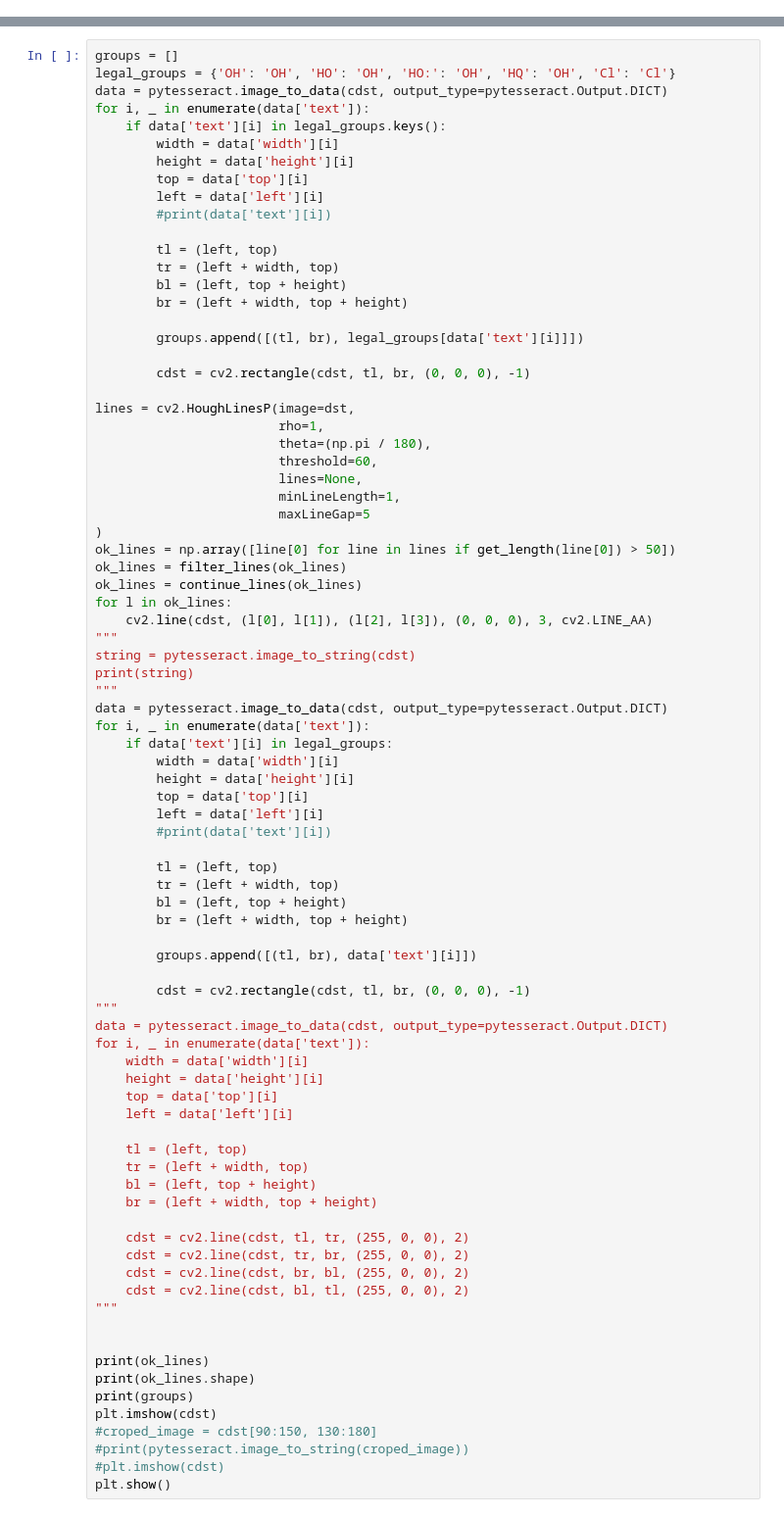
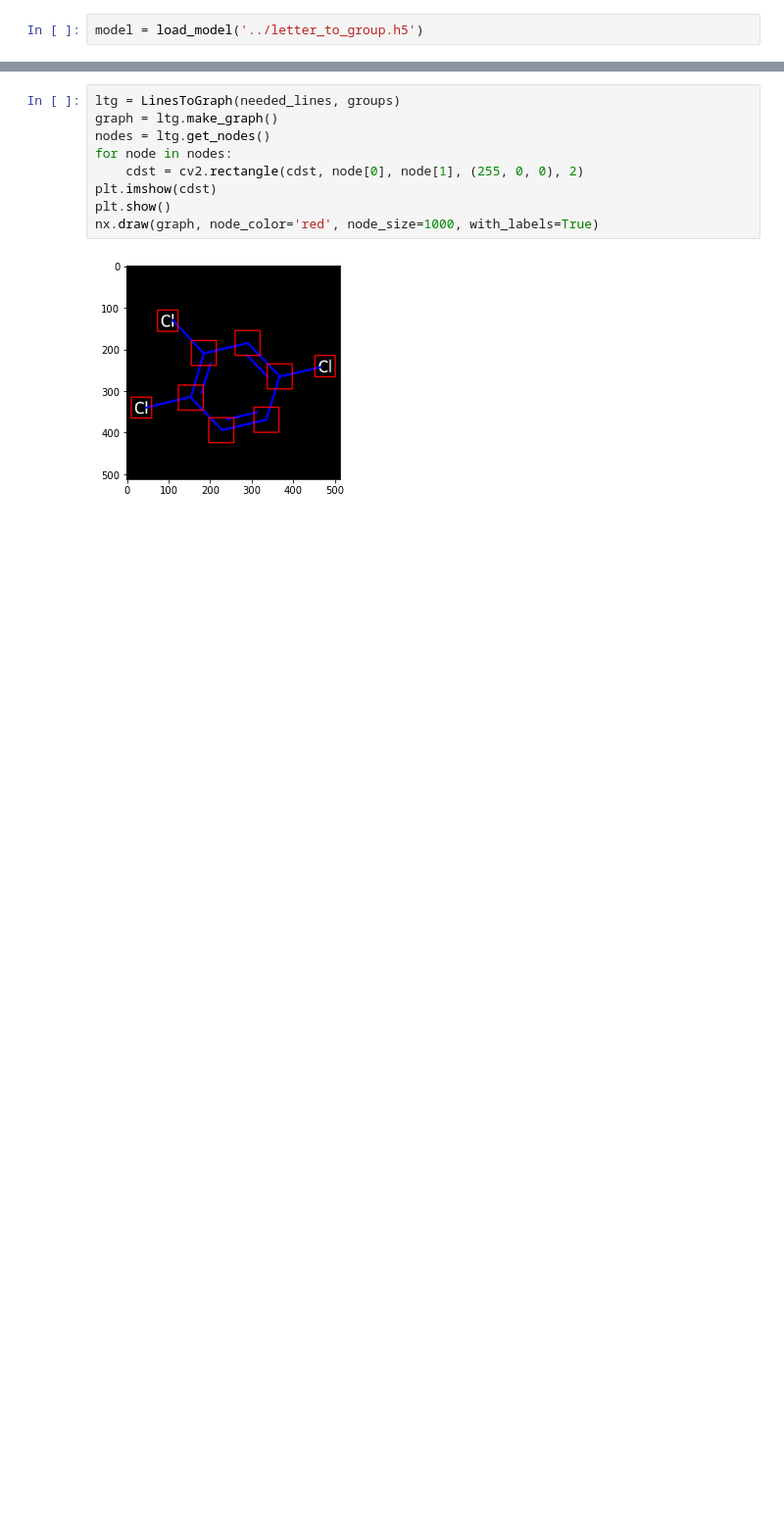
Before and after one commit to kot239/chem-to-smiles, a Jupyter notebook: src/ImagesWithCV.ipynb, the cells around one changed output, grey strips where cells are left out. Shown at 98% size. Saved outputs shown, nothing was run; the diff lists cells and outputs as text; blank space fills up the shorter version.

Commit message:
Add working model

```diff
--- a/src/ImagesWithCV.ipynb
+++ b/src/ImagesWithCV.ipynb
@@ -117 +135,3 @@ height: 31, width: 29
+# %%
+model = load_model('../letter_to_group.h5')
 # %%
@@ -134,83 +166,11 @@ Clipping input data to the valid range for imshow with RGB data ([0..1] for floa
 # %%
-groups = []
-legal_groups = {'OH': 'OH', 'HO': 'OH', 'HO:': 'OH', 'HQ': 'OH', 'Cl': 'Cl'}
-data = pytesseract.image_to_data(cdst, output_type=pytesseract.Output.DICT)
-for i, _ in enumerate(data['text']):
-    if data['text'][i] in legal_groups.keys():
-        width = data['width'][i]
-        height = data['height'][i]
-        top = data['top'][i]
-        left = data['left'][i]
-        #print(data['text'][i])
-
-        tl = (left, top)
-        tr = (left + width, top)
-        bl = (left, top + height)
-        br = (left + width, top + height)
-
-        groups.append([(tl, br), legal_groups[data['text'][i]]])
-
-        cdst = cv2.rectangle(cdst, tl, br, (0, 0, 0), -1)
-
-lines = cv2.HoughLinesP(image=dst,
-                        rho=1,
-                        theta=(np.pi / 180),
-                        threshold=60,
-                        lines=None,
-                        minLineLength=1,
-                        maxLineGap=5
-)
-ok_lines = np.array([line[0] for line in lines if get_length(line[0]) > 50])
-ok_lines = filter_lines(ok_lines)
-ok_lines = continue_lines(ok_lines)
-for l in ok_lines:
-    cv2.line(cdst, (l[0], l[1]), (l[2], l[3]), (0, 0, 0), 3, cv2.LINE_AA)
-"""
-string = pytesseract.image_to_string(cdst)
-print(string)
-"""
-data = pytesseract.image_to_data(cdst, output_type=pytesseract.Output.DICT)
-for i, _ in enumerate(data['text']):
-    if data['text'][i] in legal_groups:
-        width = data['width'][i]
-        height = data['height'][i]
-        top = data['top'][i]
-        left = data['left'][i]
-        #print(data['text'][i])
-
-        tl = (left, top)
-        tr = (left + width, top)
-        bl = (left, top + height)
-        br = (left + width, top + height)
-
-        groups.append([(tl, br), data['text'][i]])
-
-        cdst = cv2.rectangle(cdst, tl, br, (0, 0, 0), -1)
-"""
-data = pytesseract.image_to_data(cdst, output_type=pytesseract.Output.DICT)
-for i, _ in enumerate(data['text']):
-    width = data['width'][i]
-    height = data['height'][i]
-    top = data['top'][i]
-    left = data['left'][i]
-
-    tl = (left, top)
-    tr = (left + width, top)
-    bl = (left, top + height)
-    br = (left + width, top + height)
-
-    cdst = cv2.line(cdst, tl, tr, (255, 0, 0), 2)
-    cdst = cv2.line(cdst, tr, br, (255, 0, 0), 2)
-    cdst = cv2.line(cdst, br, bl, (255, 0, 0), 2)
-    cdst = cv2.line(cdst, bl, tl, (255, 0, 0), 2)
-"""
-
-
-print(ok_lines)
-print(ok_lines.shape)
-print(groups)
+ltg = LinesToGraph(needed_lines, groups)
+graph = ltg.make_graph()
+nodes = ltg.get_nodes()
+for node in nodes:
+    cdst = cv2.rectangle(cdst, node[0], node[1], (255, 0, 0), 2)
 plt.imshow(cdst)
-#croped_image = cdst[90:150, 130:180]
-#print(pytesseract.image_to_string(croped_image))
-#plt.imshow(cdst)
 plt.show()
+nx.draw(graph, node_color='red', node_size=1000, with_labels=True)
+# %% [output]
+[figure, added]
```
Also changed, not shown: parts of 12 cells of this notebook, 4 other files.
